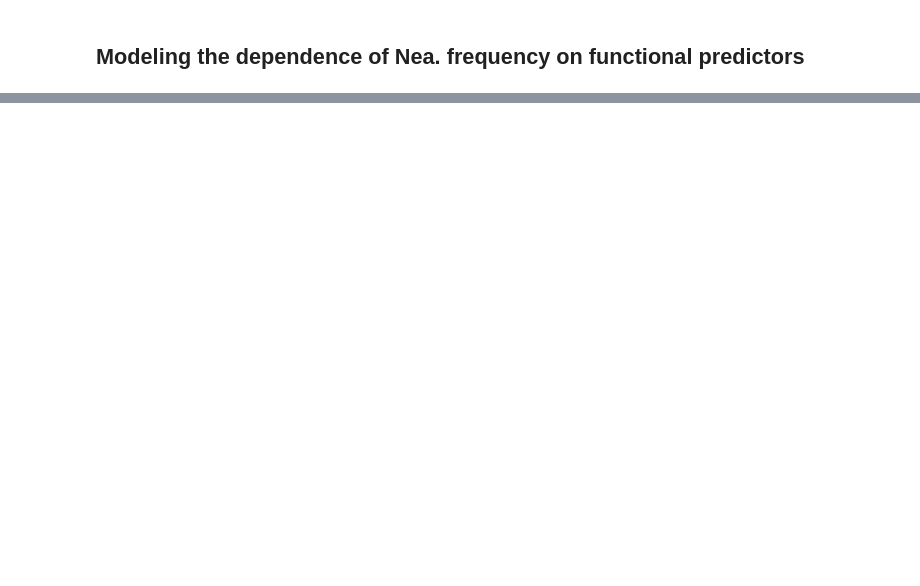
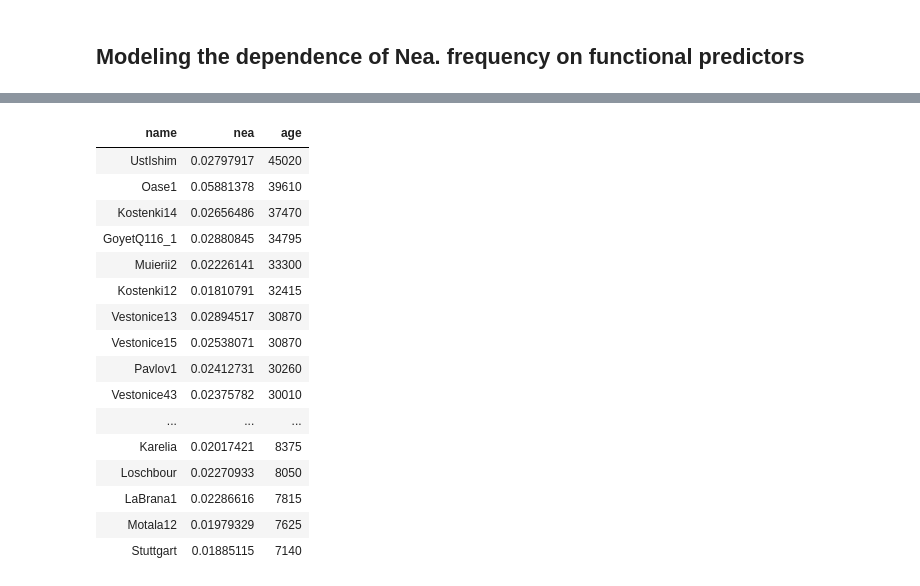
Before and after one commit to bodkan/nea-over-time, a Jupyter notebook: notebooks/introgression_predictors_cleaned_up.ipynb, the cells around one changed output, grey strips where cells are left out. Saved outputs shown, nothing was run; the diff lists cells and outputs as text; code cells hidden in the pictures; blank space fills up the shorter version.

```diff
--- a/notebooks/introgression_predictors_cleaned_up.ipynb
+++ b/notebooks/introgression_predictors_cleaned_up.ipynb
@@ -397,0 +561,26 @@ Number of Fisher Scoring iterations: 3
+# %%
+library(tidyverse)
+library(stringr)
+library(magrittr)
+
+#setwd("/mnt/expressions/mp/slim-neanderthal/")
+setwd("../")
+
+#source("R/utils.R")
+
+# load information about the Ice Age samples
+emhs <- read_delim("clean_data/emh_ages.txt", delim=" ", col_names=c("name", "age")) %>%
+    mutate(name=str_replace(name, "-", "_"))
+
+# load all genotypes of all SGDP, Ice Age and archaic samples
+genotypes <- load_dataset("clean_data/ice_age.tsv",
+                          "clean_data/sgdp.tsv",
+                          "clean_data/archaics.tsv",
+                          filter_damage=TRUE,
+                          random_sample=TRUE) %>%
+    select(one_of(emhs$name))
+
+# calculate N% for each sample and join with the table of ages
+nea_estimates <- summarise_all(genotypes, function(i) {mean(i, na.rm=TRUE) / 2}) %>%
+    gather(name, nea) %>%
+    inner_join(emhs)
@@ -397,0 +605,20 @@ Number of Fisher Scoring iterations: 3
+# %%
+nea_estimates
+# %% [output]
+| name | nea | age |
+| UstIshim | 0.02797917 | 45020 |
+| Oase1 | 0.05881378 | 39610 |
+| Kostenki14 | 0.02656486 | 37470 |
+| GoyetQ116_1 | 0.02880845 | 34795 |
+| Muierii2 | 0.02226141 | 33300 |
+| Kostenki12 | 0.01810791 | 32415 |
+| Vestonice13 | 0.02894517 | 30870 |
+| Vestonice15 | 0.02538071 | 30870 |
+| Pavlov1 | 0.02412731 | 30260 |
+| Vestonice43 | 0.02375782 | 30010 |
+| ... | ... | ... |
+| Karelia | 0.02017421 | 8375 |
+| Loschbour | 0.02270933 | 8050 |
+| LaBrana1 | 0.02286616 | 7815 |
+| Motala12 | 0.01979329 | 7625 |
+| Stuttgart | 0.01885115 | 7140 |
```
Also changed, not shown: parts of 43 cells of this notebook.
